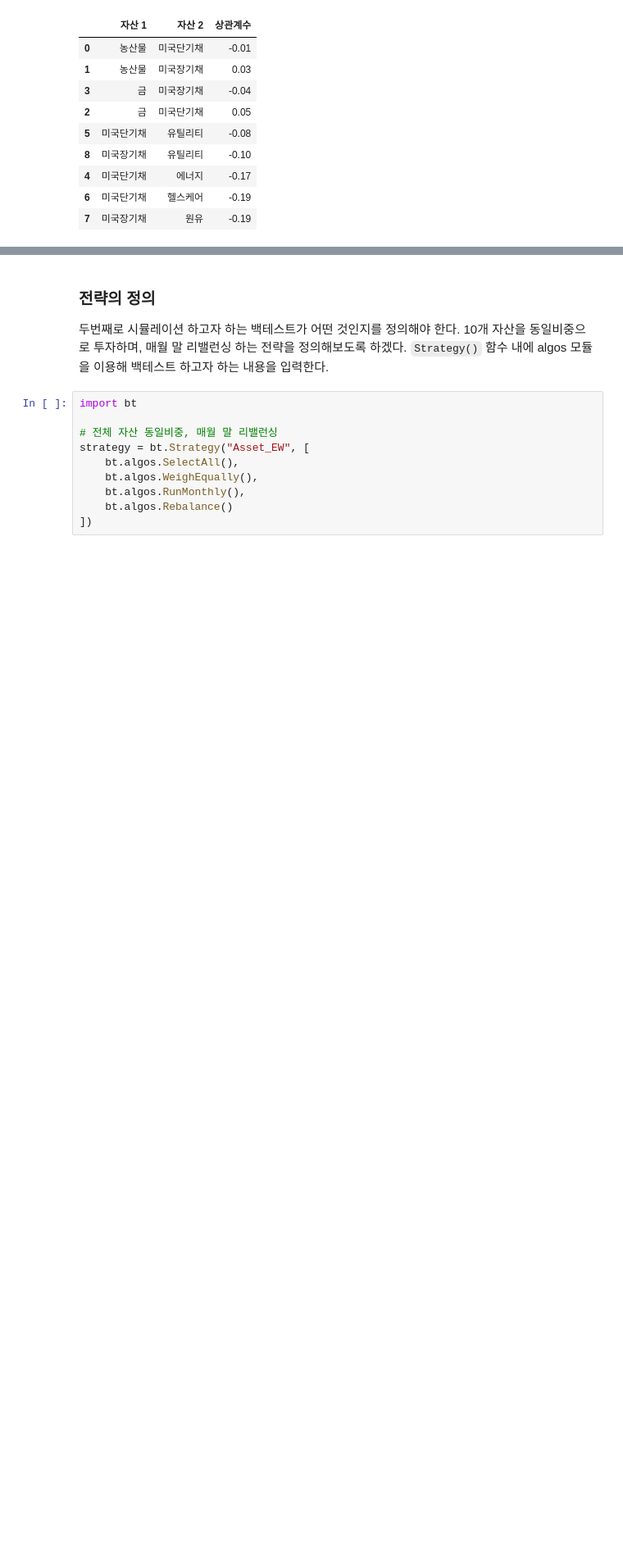
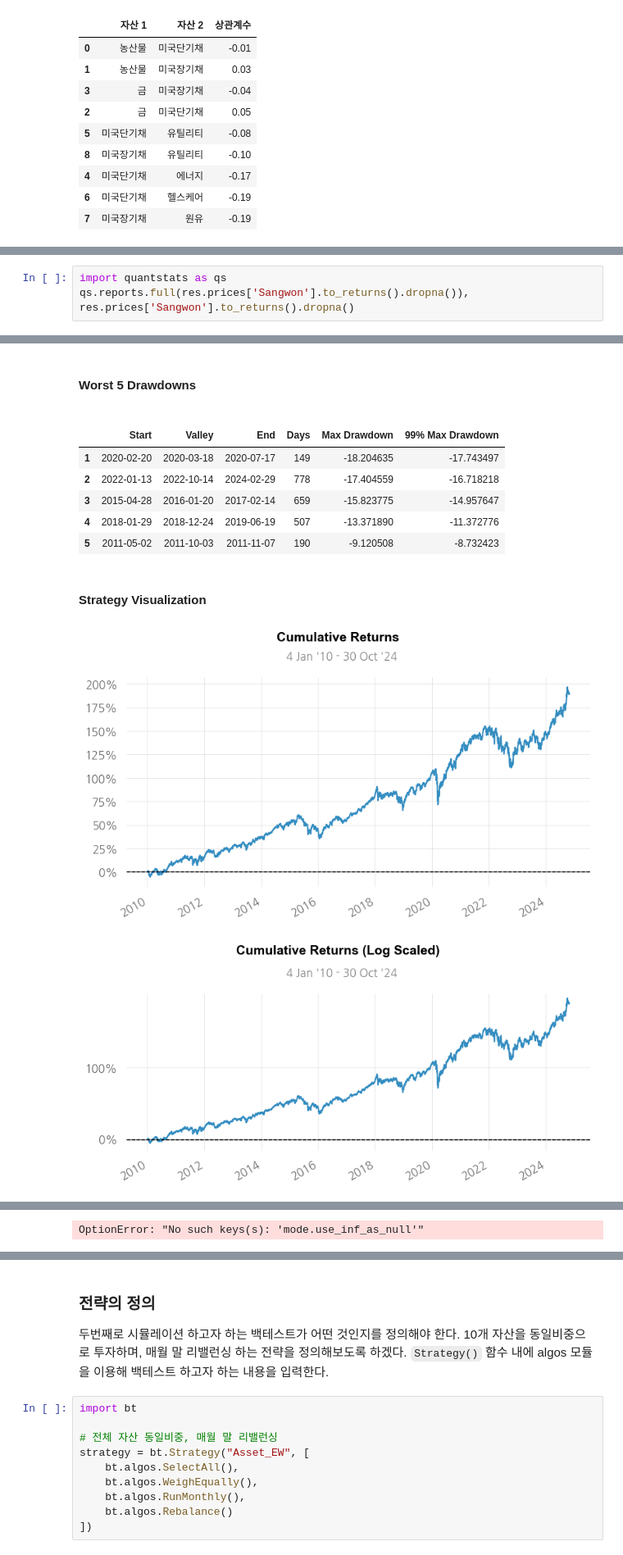
Before and after one commit to JaehwanKim00/stock_trading, a Jupyter notebook: backtest.ipynb, the cells around one changed output, grey strips where cells are left out. Shown at 82% size. Drawn from its saved outputs; the diff is of its cells as text; blank space fills up the shorter version.

```diff
--- a/backtest.ipynb
+++ b/backtest.ipynb
@@ -307,0 +443,5 @@ ModuleNotFoundError: No module named 'missingno'
+# %%
+import quantstats as qs
+qs.reports.full(res.prices['Sangwon'].to_returns().dropna()),
+res.prices['Sangwon'].to_returns().dropna()
+# %% [output]
@@ -307,0 +467,10 @@ ModuleNotFoundError: No module named 'missingno'
+Worst 5 Drawdowns
+|  | Start | Valley | End | Days | Max Drawdown | 99% Max Drawdown |
+| 1 | 2020-02-20 | 2020-03-18 | 2020-07-17 | 149 | -18.204635 | -17.743497 |
+| 2 | 2022-01-13 | 2022-10-14 | 2024-02-29 | 778 | -17.404559 | -16.718218 |
+| 3 | 2015-04-28 | 2016-01-20 | 2017-02-14 | 659 | -15.823775 | -14.957647 |
+| 4 | 2018-01-29 | 2018-12-24 | 2019-06-19 | 507 | -13.371890 | -11.372776 |
+| 5 | 2011-05-02 | 2011-10-03 | 2011-11-07 | 190 | -9.120508 | -8.732423 |
+Strategy Visualization
+[figure, added]
+[figure, added]
@@ -307,0 +478 @@ ModuleNotFoundError: No module named 'missingno'
+OptionError: "No such keys(s): 'mode.use_inf_as_null'"
```
Also changed, not shown: parts of 27 cells of this notebook.
